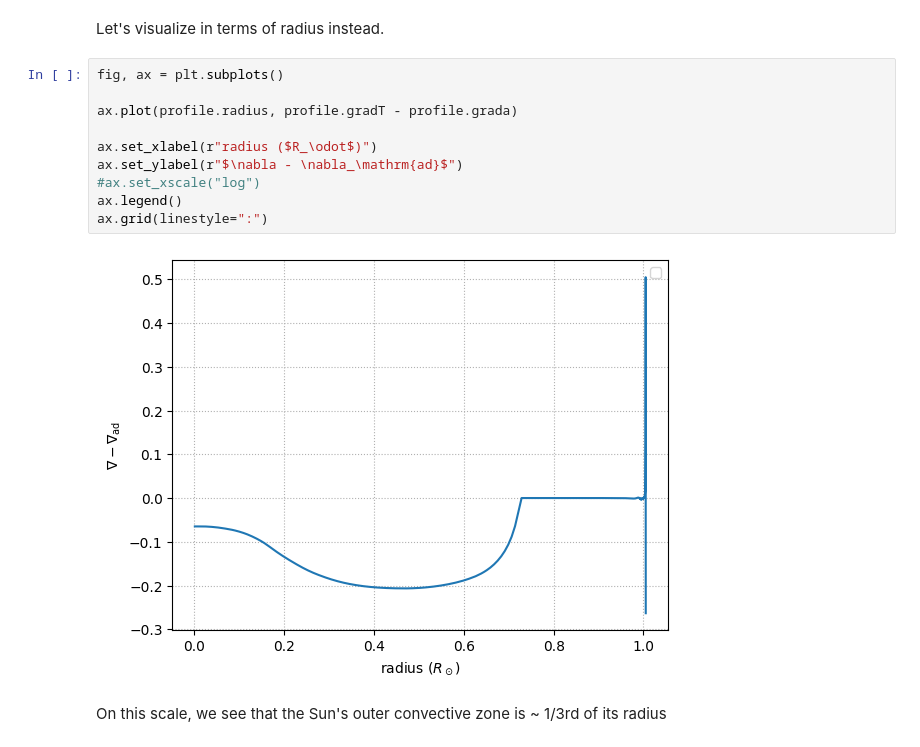
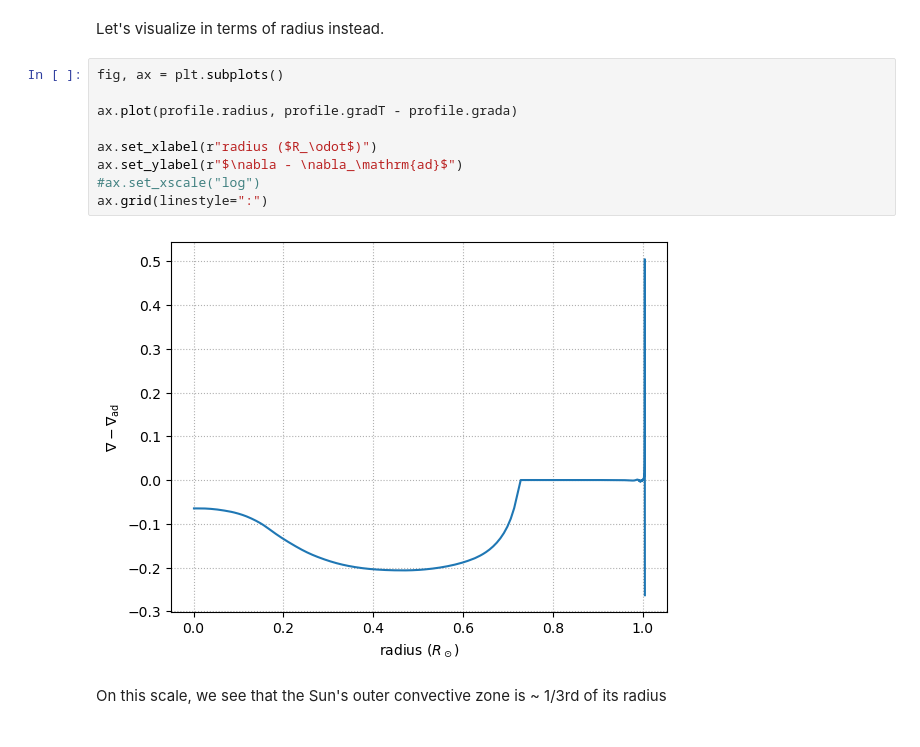
Before and after one commit to zingale/stars, a Jupyter notebook: notebooks/_sources/sun/sun-convection.ipynb, the cells around one changed output. Saved outputs shown, nothing was run; the diff lists cells and outputs as text.

```diff
--- a/notebooks/_sources/sun/sun-convection.ipynb
+++ b/notebooks/_sources/sun/sun-convection.ipynb
@@ -31,14 +30,13 @@ Let's visualize in terms of radius instead.
 # %%
 fig, ax = plt.subplots()
 
 ax.plot(profile.radius, profile.gradT - profile.grada)
 
 ax.set_xlabel(r"radius ($R_\odot$)")
 ax.set_ylabel(r"$\nabla - \nabla_\mathrm{ad}$")
 #ax.set_xscale("log")
-ax.legend()
 ax.grid(linestyle=":")
 # %% [output]
-[figure, old version]
+[figure, new version]
 # %% [markdown]
 On this scale, we see that the Sun's outer convective zone is ~ 1/3rd of its radius
```
Also changed, not shown: parts of 1 cell of this notebook, 21 other files.
